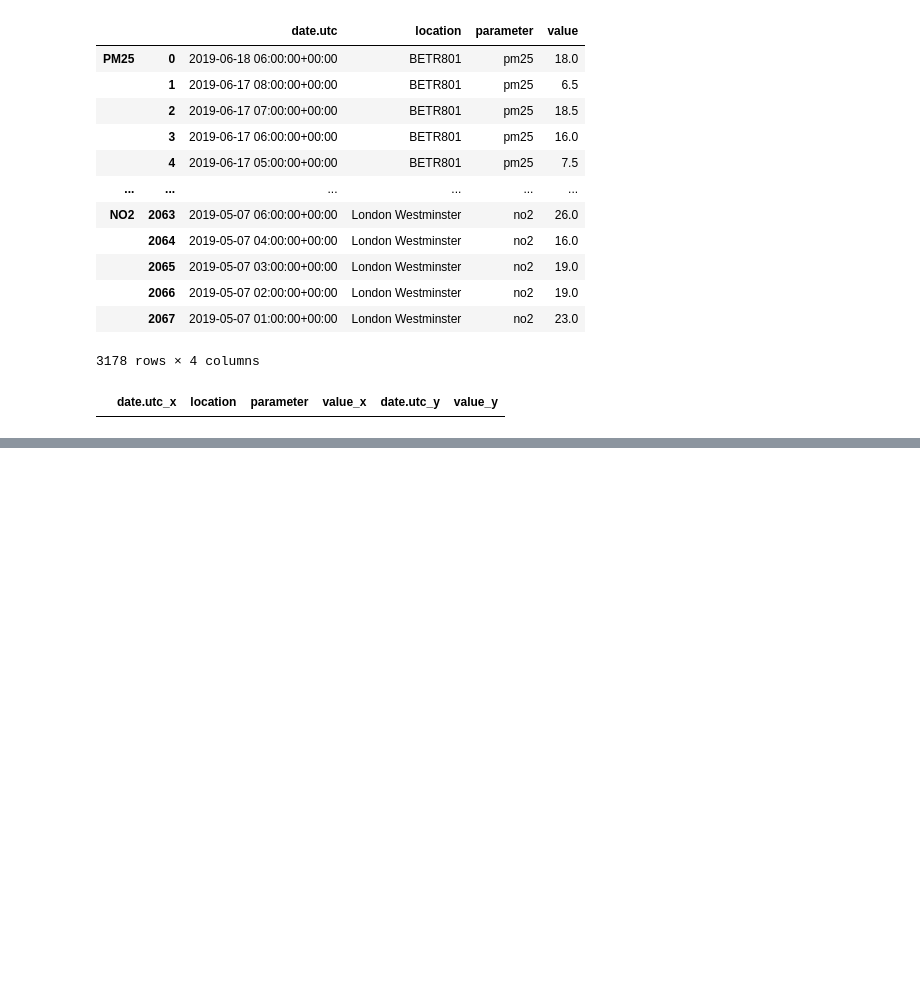
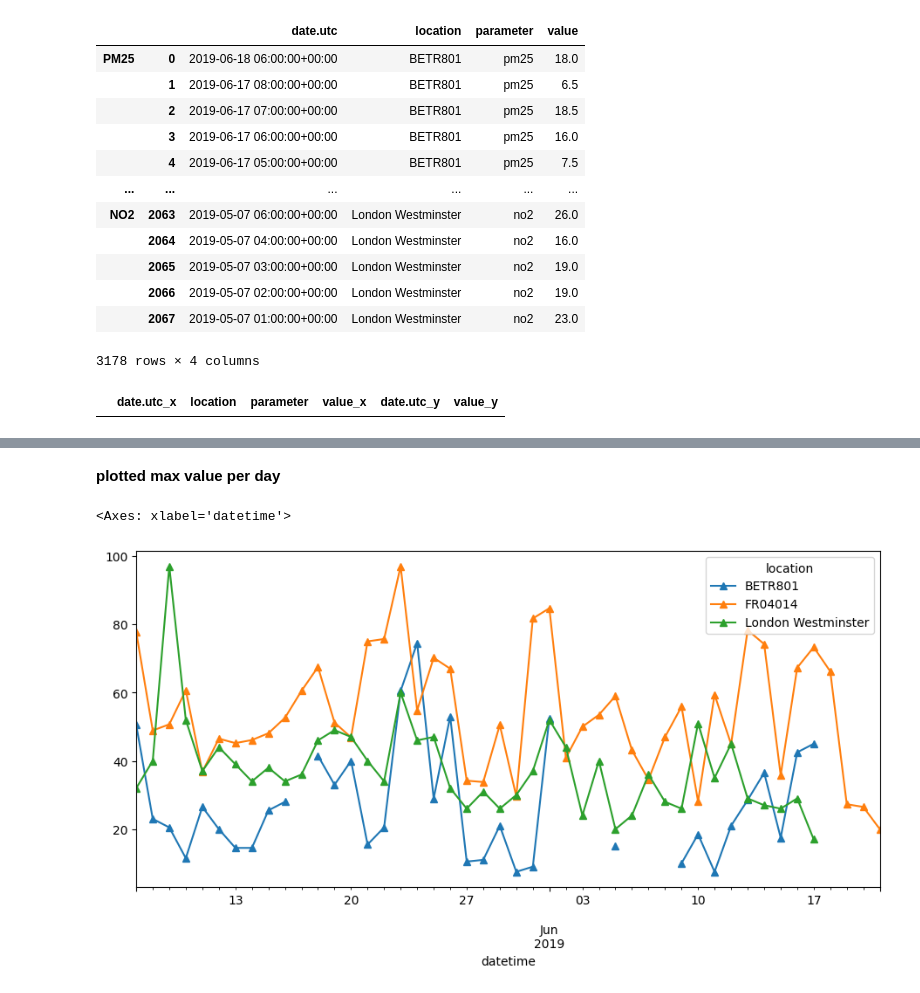
Before and after one commit to codal-tshah/data-practices-2024, a Jupyter notebook: pandas/pandas_intermediate.ipynb, the cells around one changed output, grey strips where cells are left out. Drawn from its saved outputs; the diff is of its cells as text; code cells hidden in the pictures; blank space fills up the shorter version.

```diff
--- a/pandas/pandas_intermediate.ipynb
+++ b/pandas/pandas_intermediate.ipynb
@@ -530,0 +723,7 @@ merged_data
+# %% [markdown]
+**plotted max value per day**
+# %%
+no_2.resample("D").max().plot(style="-^",figsize=(11,5))
+# %% [output]
+<Axes: xlabel='datetime'>
+[figure, added]
```
Also changed, not shown: parts of 31 cells of this notebook.
